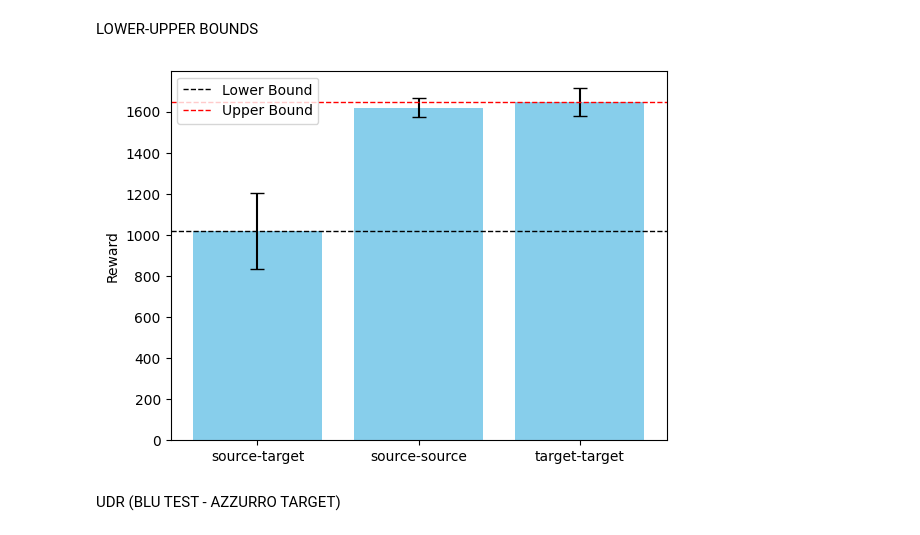
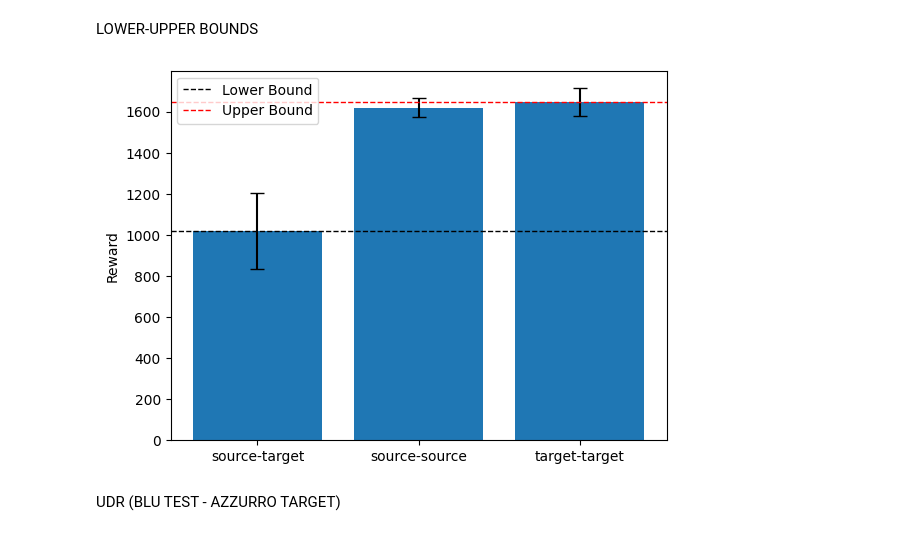
Before and after one commit to florentin1304/robotlearning_project, a Jupyter notebook: plots.ipynb, the cells around one changed output. Drawn from its saved outputs; the diff is of its cells as text; code cells hidden in the pictures.

Commit message:
plot with results 2

```diff
--- a/plots.ipynb
+++ b/plots.ipynb
@@ -12,35 +12,35 @@ upper_bound = os.path.join(test_log_dir, "ppo_target_test_on_target.txt")
 source_source = os.path.join(test_log_dir, "ppo_source_test_on_source.txt")
 file_paths = [lower_bound, source_source, upper_bound]
 test_mean = []
 test_var =  []
 
 
 for i in range(len(file_paths)):
     file = open(file_paths[i], 'r')
     content = file.read()
     test_mean.append(re.search(r'\d+\.\d+', content.split("\n")[2]).group())
     test_var.append(re.search(r'\d+\.\d+', content.split("\n")[3]).group())
     file.close()
 
 test_mean = [float(x) for x in test_mean]
 test_var = [float(x) for x in test_var]
 h = len(test_mean)
 
 labels = ['source-target', 'source-source', 'target-target']
 LOWER_BOUND = test_mean[0]
 UPPER_BOUND = test_mean[2]
-plt.bar( range(h), test_mean, tick_label=labels, yerr=test_var, capsize=5, color=['skyblue', 'skyblue', 'skyblue'])
+plt.bar( range(h), test_mean, tick_label=labels, yerr=test_var, capsize=5, color=['tab:blue', 'tab:blue', 'tab:blue'])
 plt.axhline(y=LOWER_BOUND, color='black', linestyle='--', linewidth=1, label='Lower Bound')
 plt.axhline(y=UPPER_BOUND, color='red', linestyle='--', linewidth=1, label='Upper Bound')
 
 # plt.title('sim-to-real bounds')
 plt.ylabel('Reward')
 plt.yticks()
 plt.legend()
 
 plt.show()
 # %% [output]
-[figure, old version]
+[figure, new version]
 # %% [markdown]
 UDR (BLU TEST - AZZURRO TARGET)
 # %%
```
Also changed, not shown: parts of 4 cells of this notebook.
